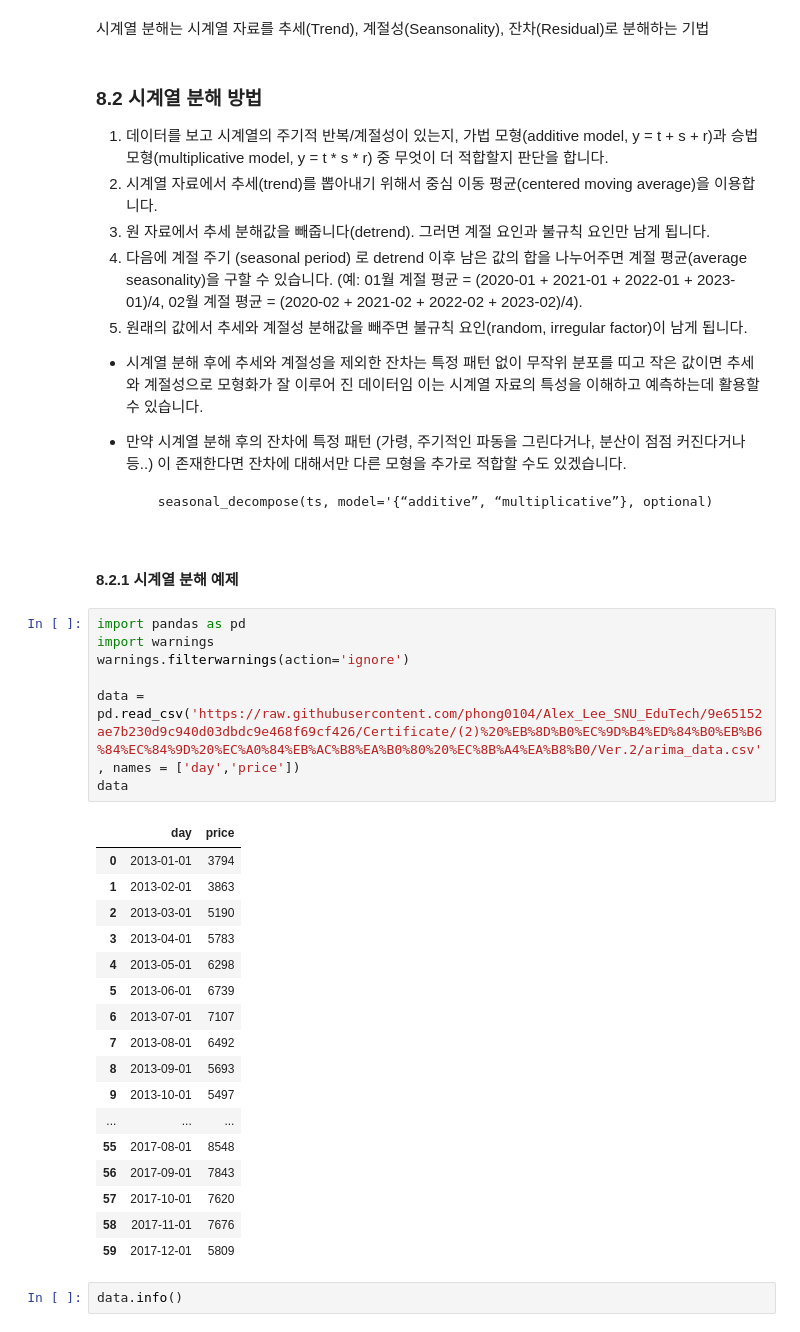
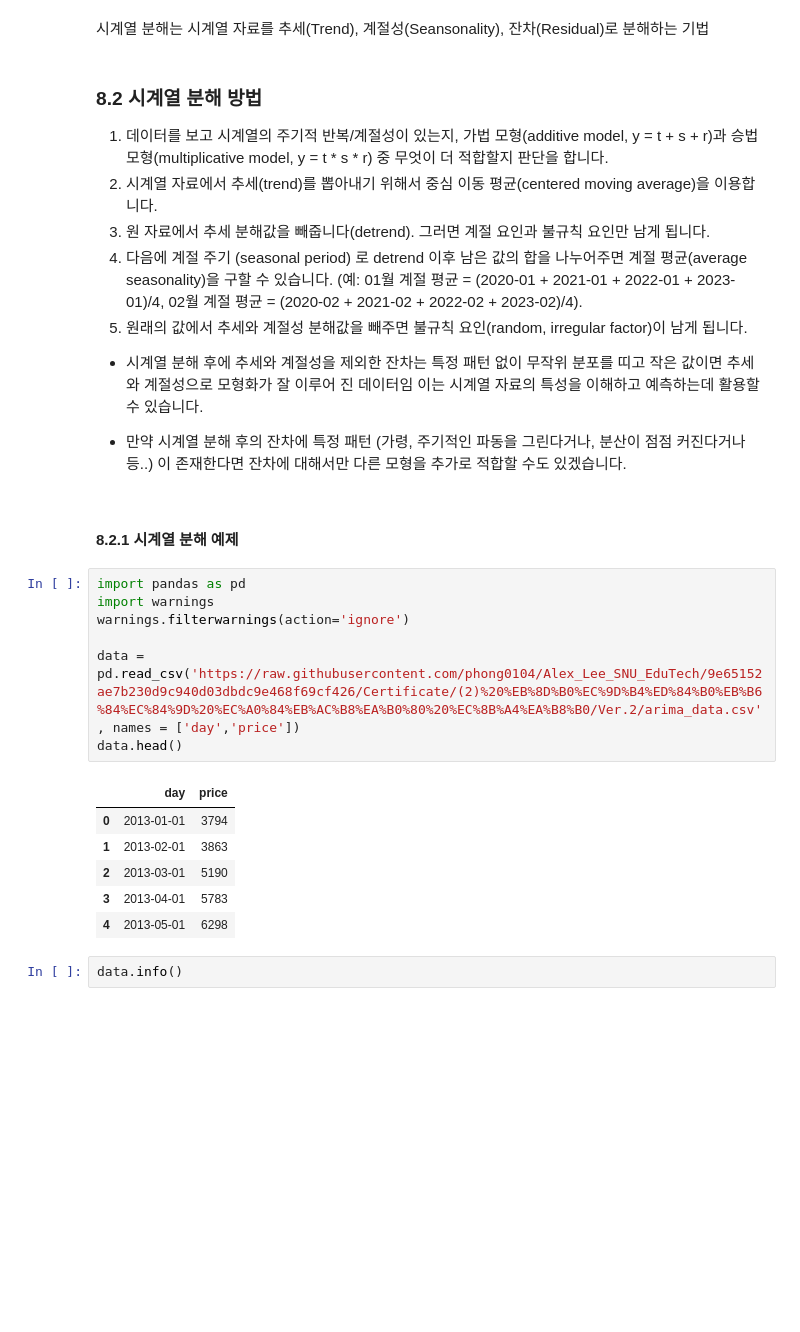
Before and after one commit to Junoflows/ADP, a Jupyter notebook: 통계분석/8. 시계열 분석.ipynb, the cells around one changed output. Cells and saved outputs as stored; diff of their text form; blank space fills up the shorter version.

```diff
--- a/통계분석/8. 시계열 분석.ipynb
+++ b/통계분석/8. 시계열 분석.ipynb
@@ -21,37 +21,22 @@
 * 시계열 분해 후에 추세와 계절성을 제외한 잔차는 특정 패턴 없이 무작위 분포를 띠고 작은 값이면 추세와 계절성으로 모형화가 잘 이루어 진 데이터임 이는 시계열 자료의 특성을 이해하고 예측하는데 활용할 수 있습니다.
 
 * 만약 시계열 분해 후의 잔차에 특정 패턴 (가령, 주기적인 파동을 그린다거나, 분산이 점점 커진다거나 등..) 이 존재한다면 잔차에 대해서만 다른 모형을 추가로 적합할 수도 있겠습니다.
-
-
-
-        seasonal_decompose(ts, model='{“additive”, “multiplicative”}, optional)
 # %% [markdown]
 #### 8.2.1 시계열 분해 예제
 # %%
 import pandas as pd
 import warnings
 warnings.filterwarnings(action='ignore')
 
 data = pd.read_csv('https://raw.githubusercontent.com/phong0104/Alex_Lee_SNU_EduTech/9e65152ae7b230d9c940d03dbdc9e468f69cf426/Certificate/(2)%20%EB%8D%B0%EC%9D%B4%ED%84%B0%EB%B6%84%EC%84%9D%20%EC%A0%84%EB%AC%B8%EA%B0%80%20%EC%8B%A4%EA%B8%B0/Ver.2/arima_data.csv', names = ['day','price'])
-data
+data.head()
 # %% [output]
 |  | day | price |
 | 0 | 2013-01-01 | 3794 |
 | 1 | 2013-02-01 | 3863 |
 | 2 | 2013-03-01 | 5190 |
 | 3 | 2013-04-01 | 5783 |
 | 4 | 2013-05-01 | 6298 |
-| 5 | 2013-06-01 | 6739 |
-| 6 | 2013-07-01 | 7107 |
-| 7 | 2013-08-01 | 6492 |
-| 8 | 2013-09-01 | 5693 |
-| 9 | 2013-10-01 | 5497 |
-| ... | ... | ... |
-| 55 | 2017-08-01 | 8548 |
-| 56 | 2017-09-01 | 7843 |
-| 57 | 2017-10-01 | 7620 |
-| 58 | 2017-11-01 | 7676 |
-| 59 | 2017-12-01 | 5809 |
 # %%
 data.info()
 # %% [output]
```
Also changed, not shown: parts of 18 cells of this notebook, 5 other files.
